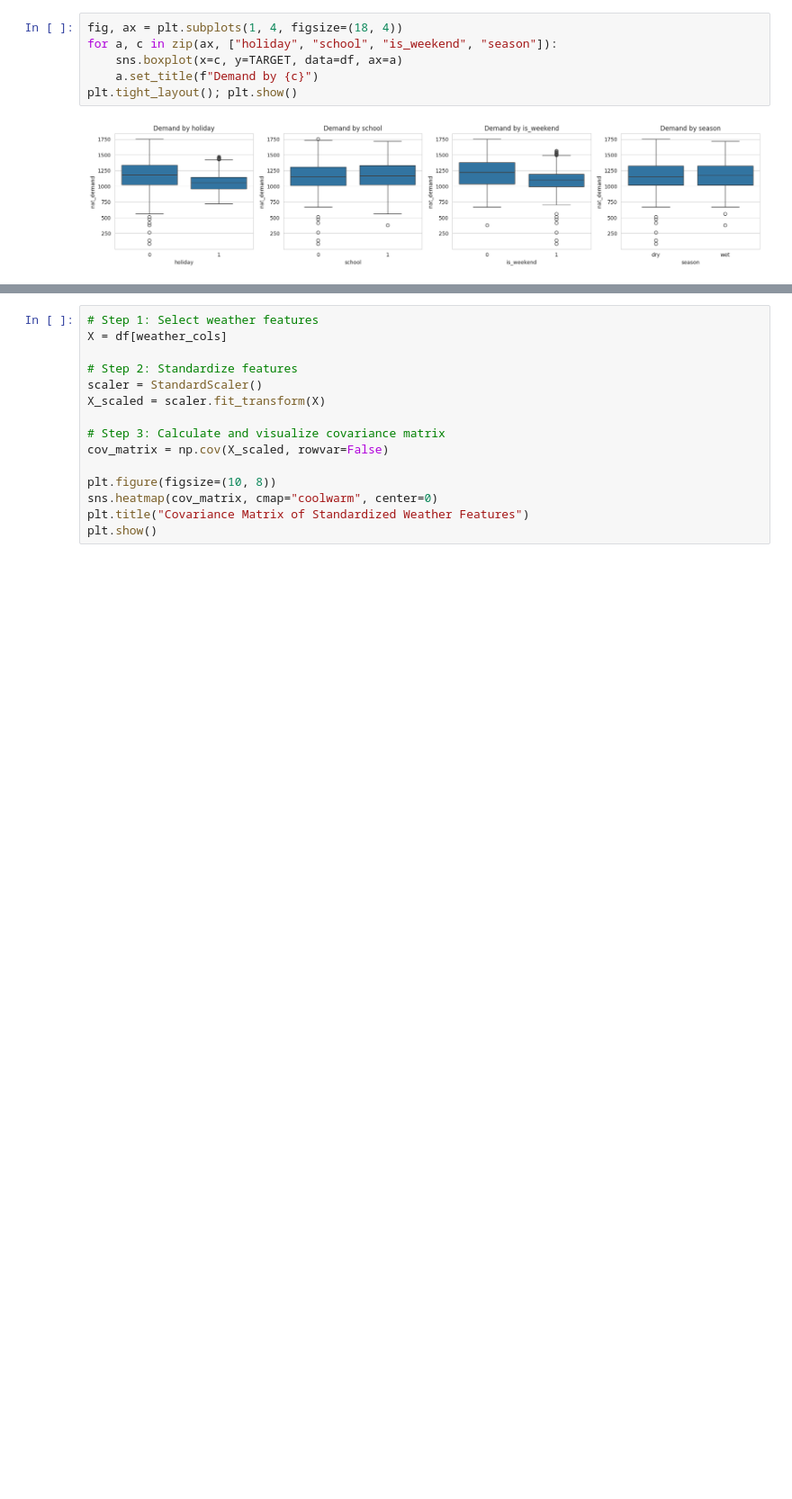
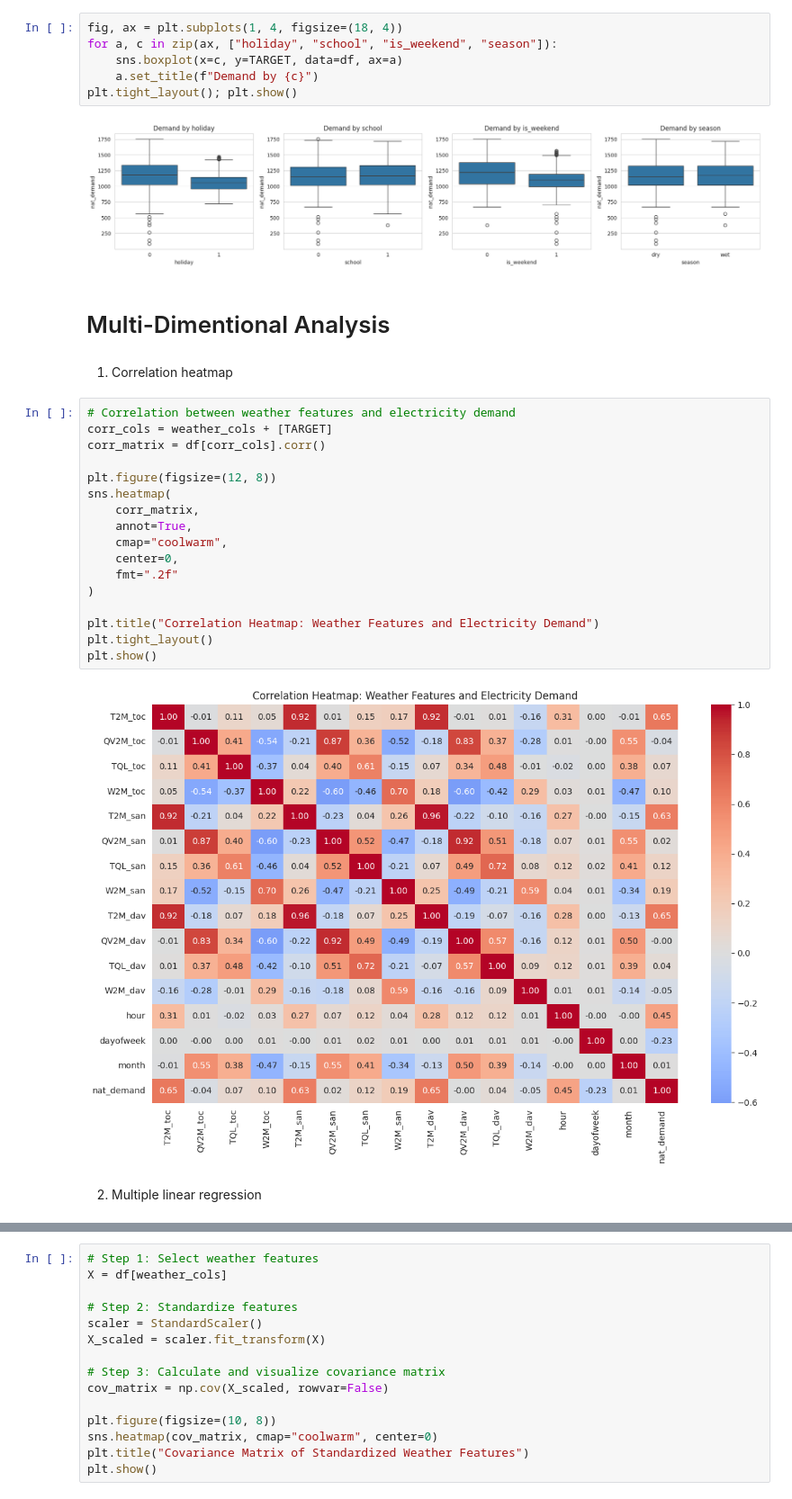
Before and after one commit to Handdyy11/Electricity_load_forecasting, a Jupyter notebook: Electricity_forcasting.ipynb, the cells around one changed output, grey strips where cells are left out. Shown at 90% size. Drawn from its saved outputs; the diff is of its cells as text; blank space fills up the shorter version.

Commit message:
added mulidimentional analysis

```diff
--- a/Electricity_forcasting.ipynb
+++ b/Electricity_forcasting.ipynb
@@ -174,3 +174,28 @@ for a, c in zip(ax, ["holiday", "school", "is_weekend", "season"]):
 plt.tight_layout(); plt.show()
 # %% [output]
 [figure]
+# %% [markdown]
+# Multi-Dimentional Analysis
+# %% [markdown]
+1) Correlation heatmap
+# %%
+# Correlation between weather features and electricity demand
+corr_cols = weather_cols + [TARGET]
+corr_matrix = df[corr_cols].corr()
+
+plt.figure(figsize=(12, 8))
+sns.heatmap(
+    corr_matrix,
+    annot=True,
+    cmap="coolwarm",
+    center=0,
+    fmt=".2f"
+)
+
+plt.title("Correlation Heatmap: Weather Features and Electricity Demand")
+plt.tight_layout()
+plt.show()
+# %% [output]
+[figure, added]
+# %% [markdown]
+2) Multiple linear regression
```
Also changed, not shown: parts of 7 cells of this notebook.
